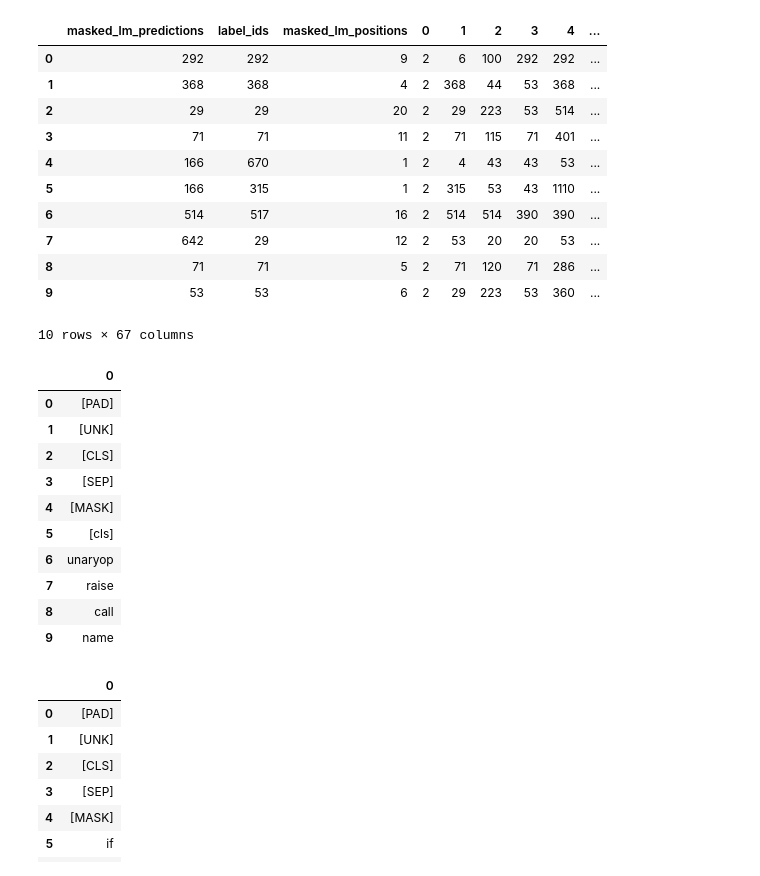
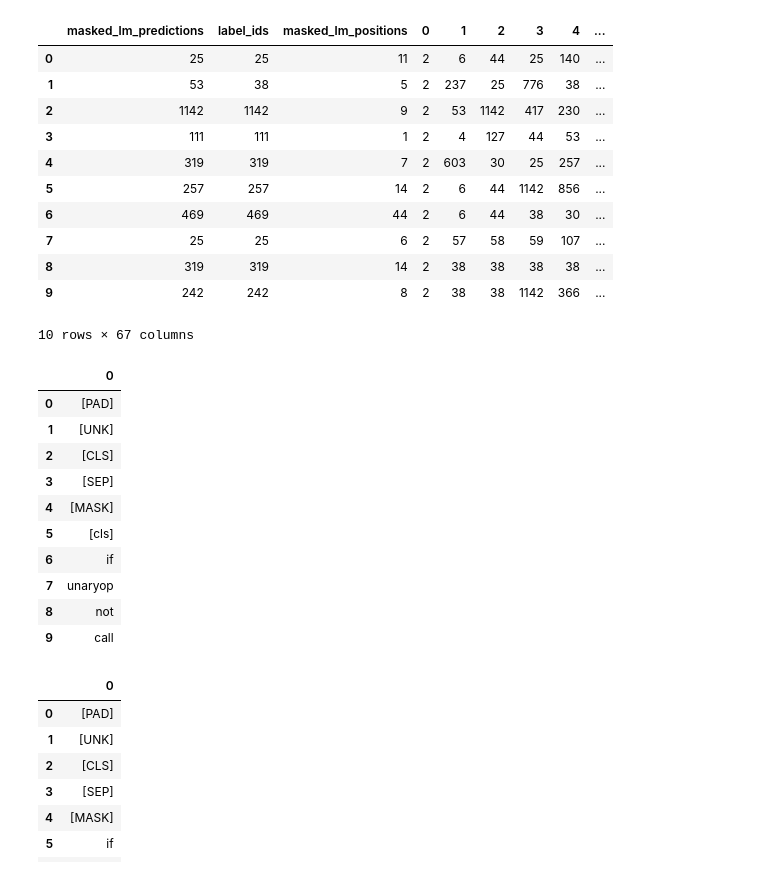
Before and after one commit to dtsbourg/BiFocalE, a Jupyter notebook: notebook/Inspect Predictions.ipynb, the cells around one changed output. Saved outputs shown, nothing was run; the diff lists cells and outputs as text; code cells hidden in the pictures.

```diff
--- a/notebook/Inspect Predictions.ipynb
+++ b/notebook/Inspect Predictions.ipynb
@@ -17,21 +23,21 @@ optimization.py             requirements-3_7.txt         utils
 # %%
-results_df = pd.read_csv('../cls_magret/pretraining_output/eval_results_masked_lm.txt')
+results_df = pd.read_csv('../funcname_magret/pretraining_output/eval_results_masked_lm.txt')
 results_df.head(10)
 # %% [output]
 |  | masked_lm_predictions | label_ids | masked_lm_positions | 0 | 1 | 2 | 3 | 4 | ... |
-| 0 | 292 | 292 | 9 | 2 | 6 | 100 | 292 | 292 | ... |
-| 1 | 368 | 368 | 4 | 2 | 368 | 44 | 53 | 368 | ... |
-| 2 | 29 | 29 | 20 | 2 | 29 | 223 | 53 | 514 | ... |
-| 3 | 71 | 71 | 11 | 2 | 71 | 115 | 71 | 401 | ... |
-| 4 | 166 | 670 | 1 | 2 | 4 | 43 | 43 | 53 | ... |
-| 5 | 166 | 315 | 1 | 2 | 315 | 53 | 43 | 1110 | ... |
-| 6 | 514 | 517 | 16 | 2 | 514 | 514 | 390 | 390 | ... |
-| 7 | 642 | 29 | 12 | 2 | 53 | 20 | 20 | 53 | ... |
-| 8 | 71 | 71 | 5 | 2 | 71 | 120 | 71 | 286 | ... |
-| 9 | 53 | 53 | 6 | 2 | 29 | 223 | 53 | 360 | ... |
+| 0 | 25 | 25 | 11 | 2 | 6 | 44 | 25 | 140 | ... |
+| 1 | 53 | 38 | 5 | 2 | 237 | 25 | 776 | 38 | ... |
+| 2 | 1142 | 1142 | 9 | 2 | 53 | 1142 | 417 | 230 | ... |
+| 3 | 111 | 111 | 1 | 2 | 4 | 127 | 44 | 53 | ... |
+| 4 | 319 | 319 | 7 | 2 | 603 | 30 | 25 | 257 | ... |
+| 5 | 257 | 257 | 14 | 2 | 6 | 44 | 1142 | 856 | ... |
+| 6 | 469 | 469 | 44 | 2 | 6 | 44 | 38 | 30 | ... |
+| 7 | 25 | 25 | 6 | 2 | 57 | 58 | 59 | 107 | ... |
+| 8 | 319 | 319 | 14 | 2 | 38 | 38 | 38 | 38 | ... |
+| 9 | 242 | 242 | 8 | 2 | 38 | 38 | 1142 | 366 | ... |
 10 rows × 67 columns
 # %%
-vocab_df = pd.read_csv('../cls_magret/vocab-code.txt', header=None)
+vocab_df = pd.read_csv('../funcname_magret/vocab-code.txt', header=None)
 vocab_df.head(10)
 # %% [output]
 |  | 0 |
@@ -41,10 +47,10 @@ vocab_df.head(10)
 | 3 | [SEP] |
 | 4 | [MASK] |
 | 5 | [cls] |
-| 6 | unaryop |
-| 7 | raise |
-| 8 | call |
-| 9 | name |
+| 6 | if |
+| 7 | unaryop |
+| 8 | not |
+| 9 | call |
 # %%
 vocab_df2 = pd.read_csv('../../bert-cmp/bert/vocab-code.txt', header=None)
 vocab_df2.head(10)
```
Also changed, not shown: parts of 9 cells of this notebook.
